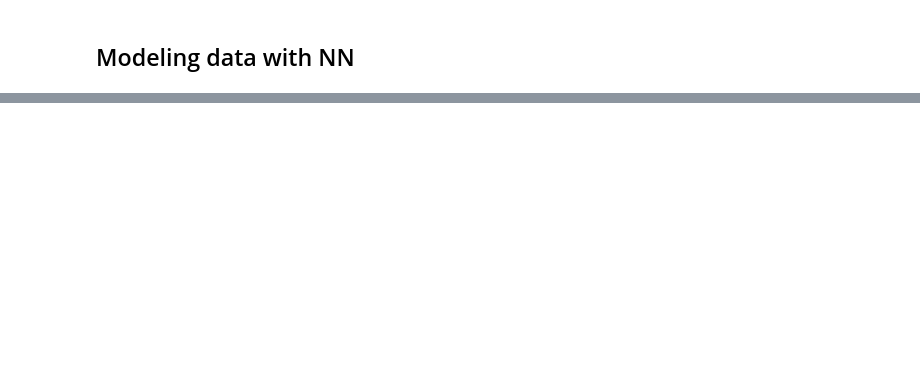
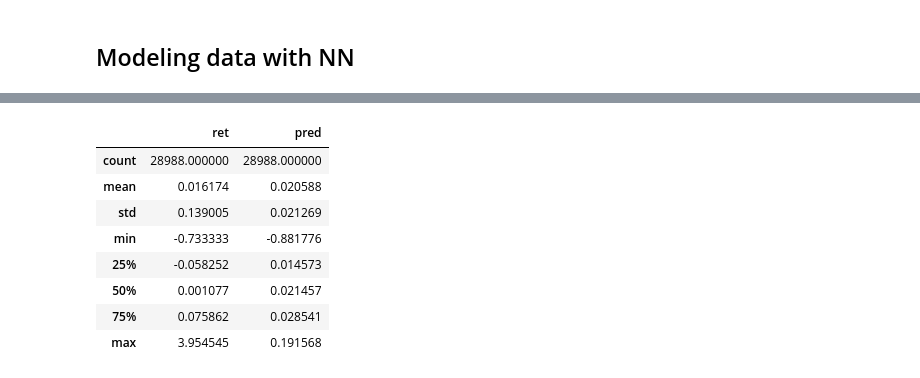
Before and after one commit to kevinidea/neural_network_stock_model, a Jupyter notebook: src/explore_data_w_NN.ipynb, the cells around one changed output, grey strips where cells are left out. Cells and saved outputs as stored; diff of their text form; code cells hidden in the pictures; blank space fills up the shorter version.

```diff
--- a/src/explore_data_w_NN.ipynb
+++ b/src/explore_data_w_NN.ipynb
@@ -631,0 +839,12 @@ mean_absolute_error(test_data_final[target], test_data_final['pred'])
+# %%
+train_data_final[[target, 'pred']].describe()
+# %% [output]
+|  | ret | pred |
+| count | 28988.000000 | 28988.000000 |
+| mean | 0.016174 | 0.020588 |
+| std | 0.139005 | 0.021269 |
+| min | -0.733333 | -0.881776 |
+| 25% | -0.058252 | 0.014573 |
+| 50% | 0.001077 | 0.021457 |
+| 75% | 0.075862 | 0.028541 |
+| max | 3.954545 | 0.191568 |
```
Also changed, not shown: parts of 44 cells of this notebook.
